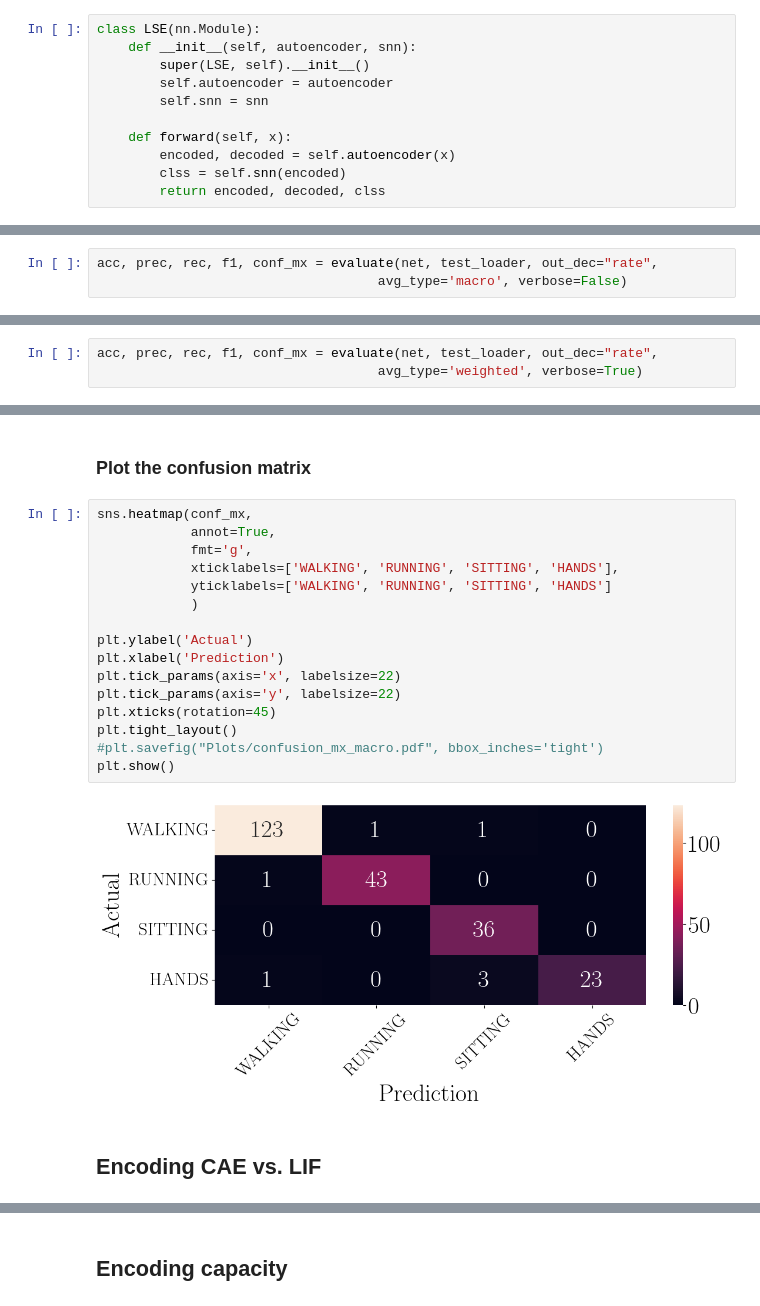
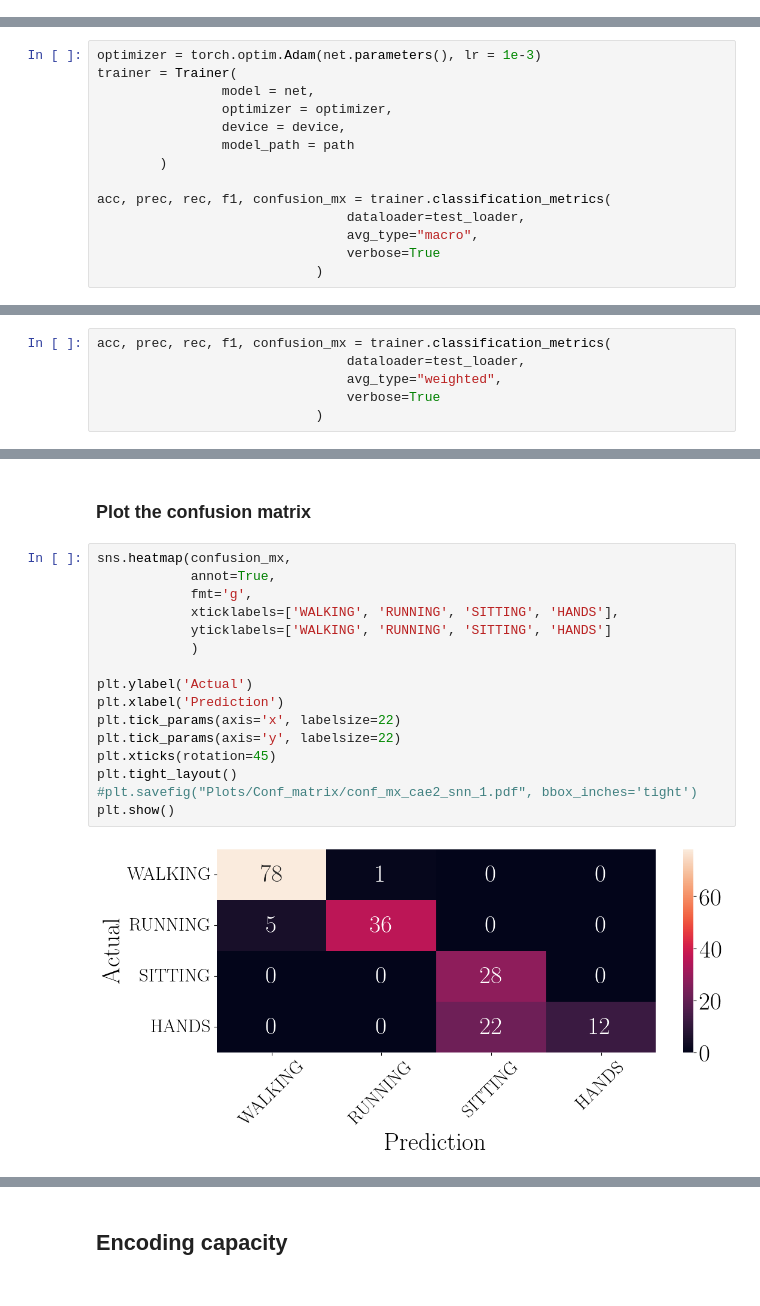
Before and after one commit to ele-ciccia/SCAE-SNN-HAR, a Jupyter notebook: Network_training.ipynb, the cells around one changed output, grey strips where cells are left out. Cells and saved outputs as stored; diff of their text form.

```diff
--- a/Network_training.ipynb
+++ b/Network_training.ipynb
@@ -121,11 +120,0 @@ for w in range(3):
-# %%
-class LSE(nn.Module):
-    def __init__(self, autoencoder, snn):
-        super(LSE, self).__init__()
-        self.autoencoder = autoencoder
-        self.snn = snn
-
-    def forward(self, x):
-        encoded, decoded = self.autoencoder(x)
-        clss = self.snn(encoded)
-        return encoded, decoded, clss
@@ -253,8 +361,19 @@ LSE(
   )
 )
 # %%
-acc, prec, rec, f1, conf_mx = evaluate(net, test_loader, out_dec="rate",
-                                    avg_type='macro', verbose=False)
+optimizer = torch.optim.Adam(net.parameters(), lr = 1e-3)
+trainer = Trainer(
+                model = net,
+                optimizer = optimizer,
+                device = device,
+                model_path = path
+        )
+
+acc, prec, rec, f1, confusion_mx = trainer.classification_metrics(
+                                dataloader=test_loader,
+                                avg_type="macro",
+                                verbose=True
+                            )
 # %% [output]
 AVERAGE TYPE: macro
 
@@ -265,6 +396,9 @@ F1 score: 0.9572
 # %%
-acc, prec, rec, f1, conf_mx = evaluate(net, test_loader, out_dec="rate",
-                                    avg_type='weighted', verbose=True)
+acc, prec, rec, f1, confusion_mx = trainer.classification_metrics(
+                                dataloader=test_loader,
+                                avg_type="weighted",
+                                verbose=True
+                            )
 # %% [output]
 AVERAGE TYPE: weighted
 
@@ -287,22 +421,20 @@ weighted avg       0.97      0.97      0.97       232
 # %% [markdown]
 ### Plot the confusion matrix
 # %%
-sns.heatmap(conf_mx,
+sns.heatmap(confusion_mx,
             annot=True,
             fmt='g',
             xticklabels=['WALKING', 'RUNNING', 'SITTING', 'HANDS'],
             yticklabels=['WALKING', 'RUNNING', 'SITTING', 'HANDS']
             )
 
 plt.ylabel('Actual')
 plt.xlabel('Prediction')
 plt.tick_params(axis='x', labelsize=22)
 plt.tick_params(axis='y', labelsize=22)
 plt.xticks(rotation=45)
 plt.tight_layout()
-#plt.savefig("Plots/confusion_mx_macro.pdf", bbox_inches='tight')
+#plt.savefig("Plots/Conf_matrix/conf_mx_cae2_snn_1.pdf", bbox_inches='tight')
 plt.show()
 # %% [output]
-[figure, old version]
+[figure, new version]
-# %% [markdown]
-## Encoding CAE vs. LIF
```
Also changed, not shown: parts of 47 cells of this notebook, 44 other files.
